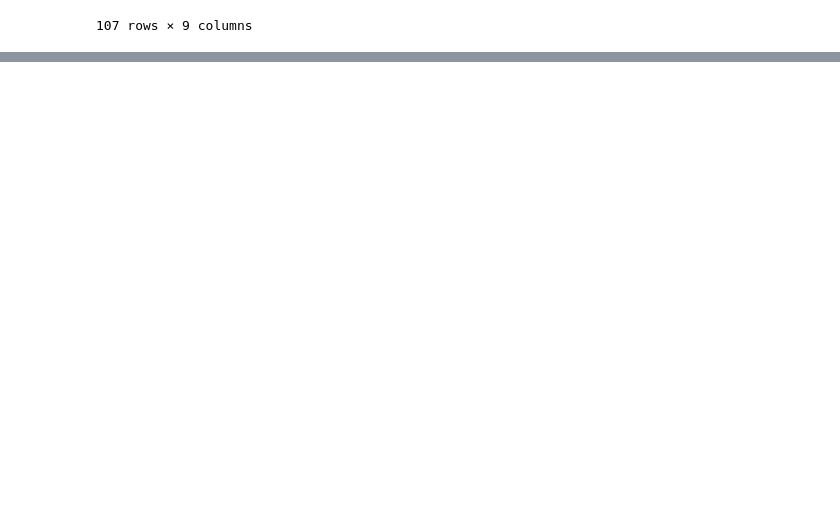
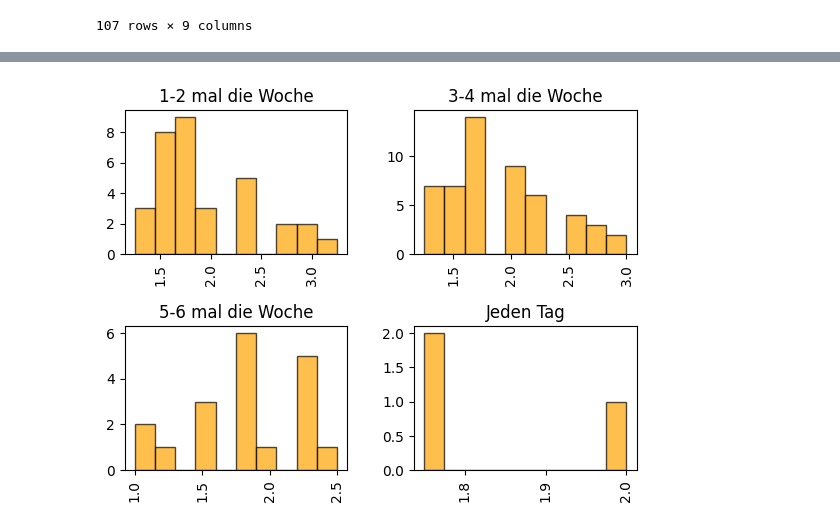
Before and after one commit to leaambrosius/emse, a Jupyter notebook: evaluation_arunge.ipynb, the cells around one changed output, grey strips where cells are left out. Drawn from its saved outputs; the diff is of its cells as text; code cells hidden in the pictures; blank space fills up the shorter version.

```diff
--- a/evaluation_arunge.ipynb
+++ b/evaluation_arunge.ipynb
@@ -15,0 +1,14 @@ data.describe()
+# %%
+import numpy as np
+import pandas as pd
+import sm as sm
+import pandas as pd
+import statsmodels.api as sm
+from matplotlib import pyplot as plt
+from scipy import stats
+import plotly.express as px
+import numpy as np
+
+data = pd.read_csv("data_arunge.csv")
+data1 = pd.read_csv("data_arunge.csv")
+data.describe()
@@ -52,0 +222,5 @@ gruppiert
+# %%
+data1.hist(column='Amotivation',by='Wie häufig machen Sie in der Woche Sport?', color='orange',edgecolor='black', linewidth=1, alpha=0.7, zorder=2,bins=10)
+plt.show()
+# %% [output]
+[figure, added]
```
Also changed, not shown: parts of 17 cells of this notebook.
